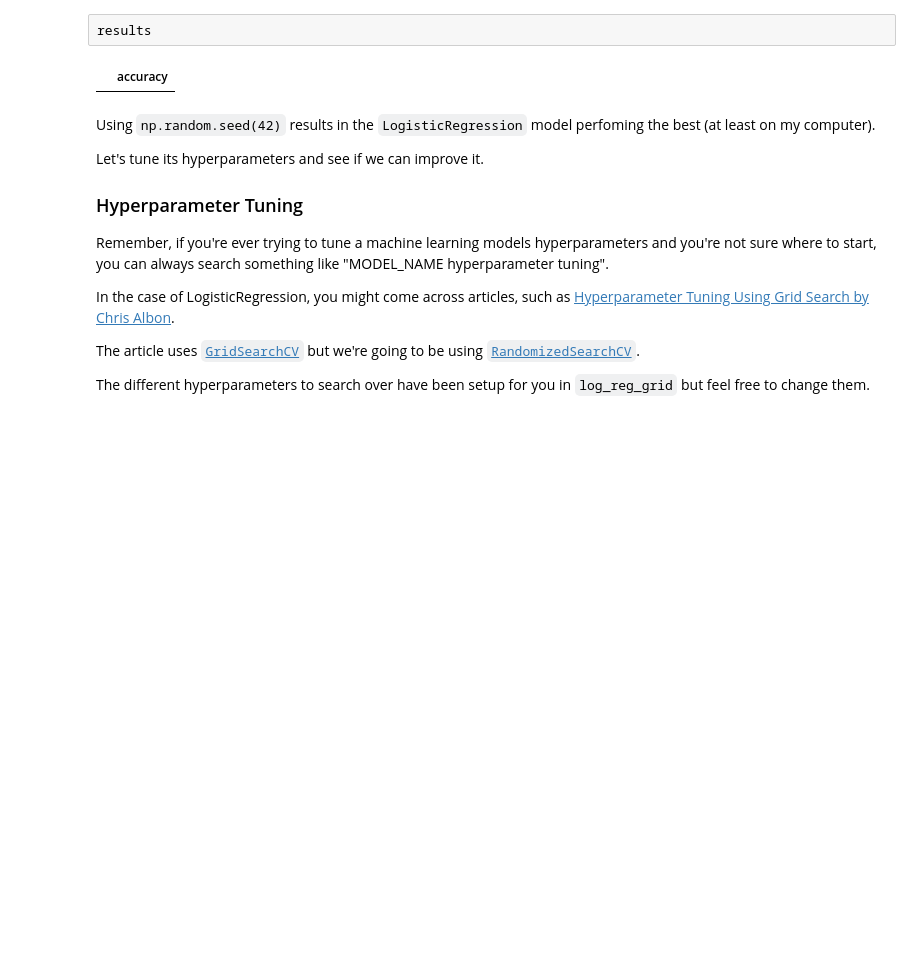
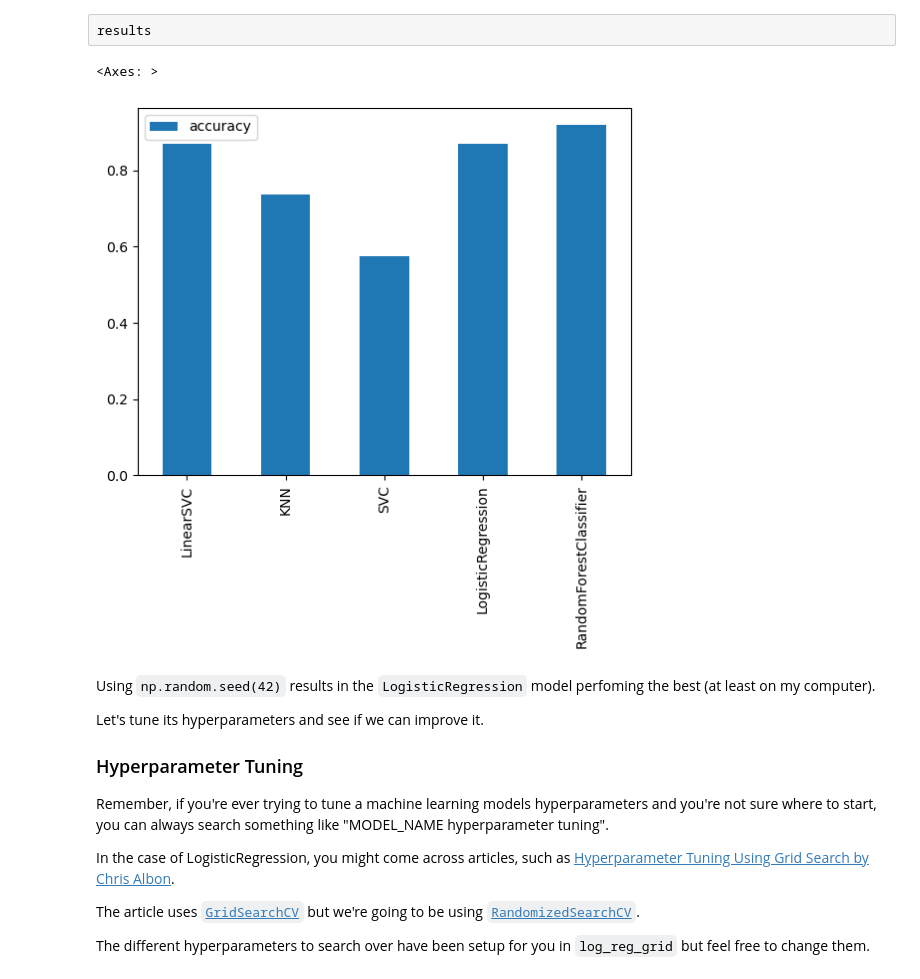
Before and after one commit to HerbertNtim/dataScience-ML, a Jupyter notebook: scikit-learn-exercises.ipynb, the cells around one changed output. Drawn from its saved outputs; the diff is of its cells as text; code cells hidden in the pictures; blank space fills up the shorter version.

```diff
--- a/scikit-learn-exercises.ipynb
+++ b/scikit-learn-exercises.ipynb
@@ -257,14 +257,16 @@ results
 # %%
 # Create a pandas dataframe with the data as the values of the results dictionary,
 # the index as the keys of the results dictionary and a single column called accuracy.
 # Be sure to save the dataframe to a variable.
-results_df = pd.DataFrame(  results,
+results_df = pd.DataFrame(  results.values(),
+                            results.keys(),
                             columns=["accuracy"])
 
 # Create a bar plot of the results dataframe using plot.bar()
-results_df
+results_df.plot.bar()
 # %% [output]
-|  | accuracy |
+<Axes: >
+[figure, added]
 # %% [markdown]
 Using `np.random.seed(42)` results in the `LogisticRegression` model perfoming the best (at least on my computer).
 
```
